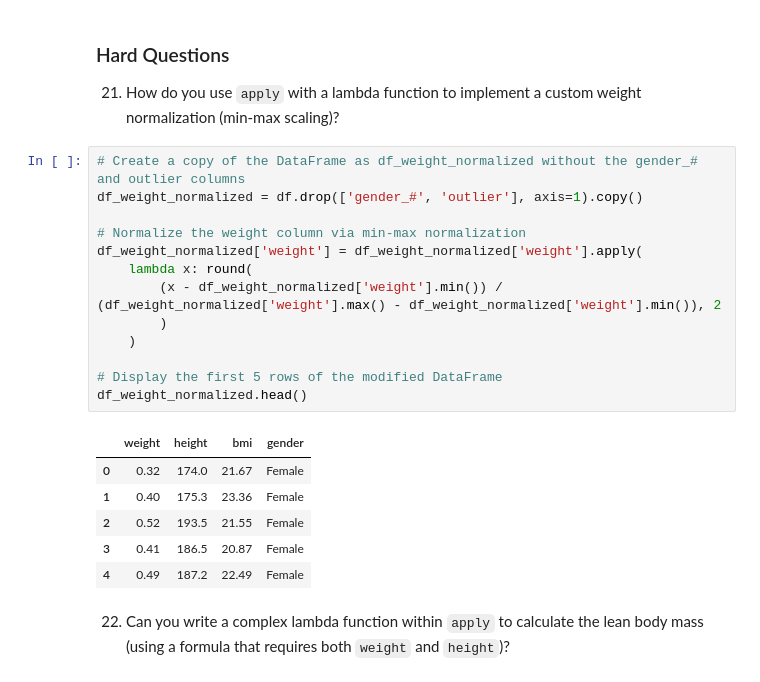
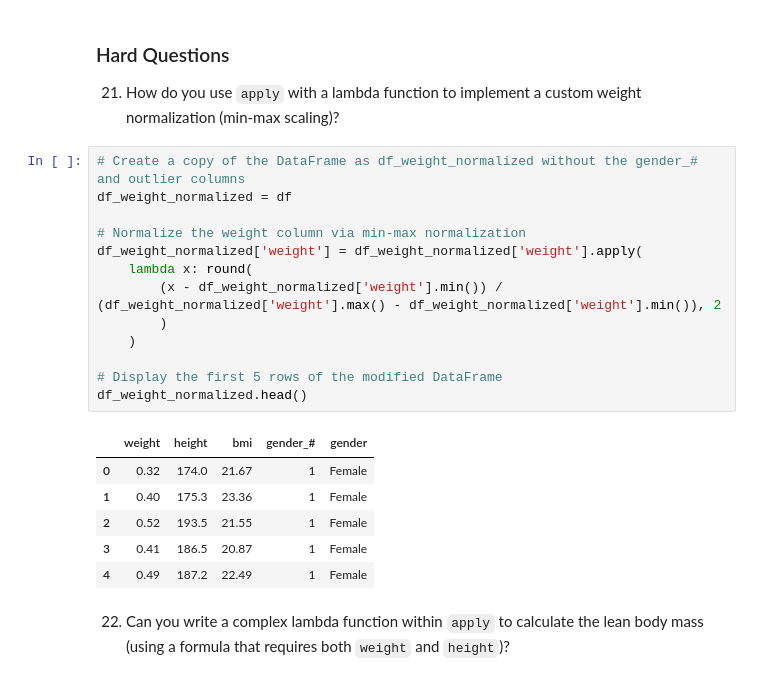
Before and after one commit to jordanriver/DScourse, a Jupyter notebook: Homework/week6_ex_apply_lambda_jordan.ipynb, the cells around one changed output. Drawn from its saved outputs; the diff is of its cells as text.

```diff
--- a/Homework/week6_ex_apply_lambda_jordan.ipynb
+++ b/Homework/week6_ex_apply_lambda_jordan.ipynb
@@ -471,24 +471,24 @@ df_weight_top_10.sort_values(by='weight', ascending=False)
 21. How do you use `apply` with a lambda function to implement a custom weight normalization (min-max scaling)?
 # %%
 # Create a copy of the DataFrame as df_weight_normalized without the gender_# and outlier columns
-df_weight_normalized = df.drop(['gender_#', 'outlier'], axis=1).copy()
+df_weight_normalized = df
 
 # Normalize the weight column via min-max normalization
 df_weight_normalized['weight'] = df_weight_normalized['weight'].apply(
     lambda x: round(
         (x - df_weight_normalized['weight'].min()) / (df_weight_normalized['weight'].max() - df_weight_normalized['weight'].min()), 2
         )
     )
 
 # Display the first 5 rows of the modified DataFrame
 df_weight_normalized.head()
 # %% [output]
-|  | weight | height | bmi | gender |
-| 0 | 0.32 | 174.0 | 21.67 | Female |
-| 1 | 0.40 | 175.3 | 23.36 | Female |
-| 2 | 0.52 | 193.5 | 21.55 | Female |
-| 3 | 0.41 | 186.5 | 20.87 | Female |
-| 4 | 0.49 | 187.2 | 22.49 | Female |
+|  | weight | height | bmi | gender_# | gender |
+| 0 | 0.32 | 174.0 | 21.67 | 1 | Female |
+| 1 | 0.40 | 175.3 | 23.36 | 1 | Female |
+| 2 | 0.52 | 193.5 | 21.55 | 1 | Female |
+| 3 | 0.41 | 186.5 | 20.87 | 1 | Female |
+| 4 | 0.49 | 187.2 | 22.49 | 1 | Female |
 # %% [markdown]
 22. Can you write a complex lambda function within `apply` to calculate the lean body mass (using a formula that requires both `weight` and `height`)?
 # %%
```
Also changed, not shown: parts of 11 cells of this notebook, 1 other file.
